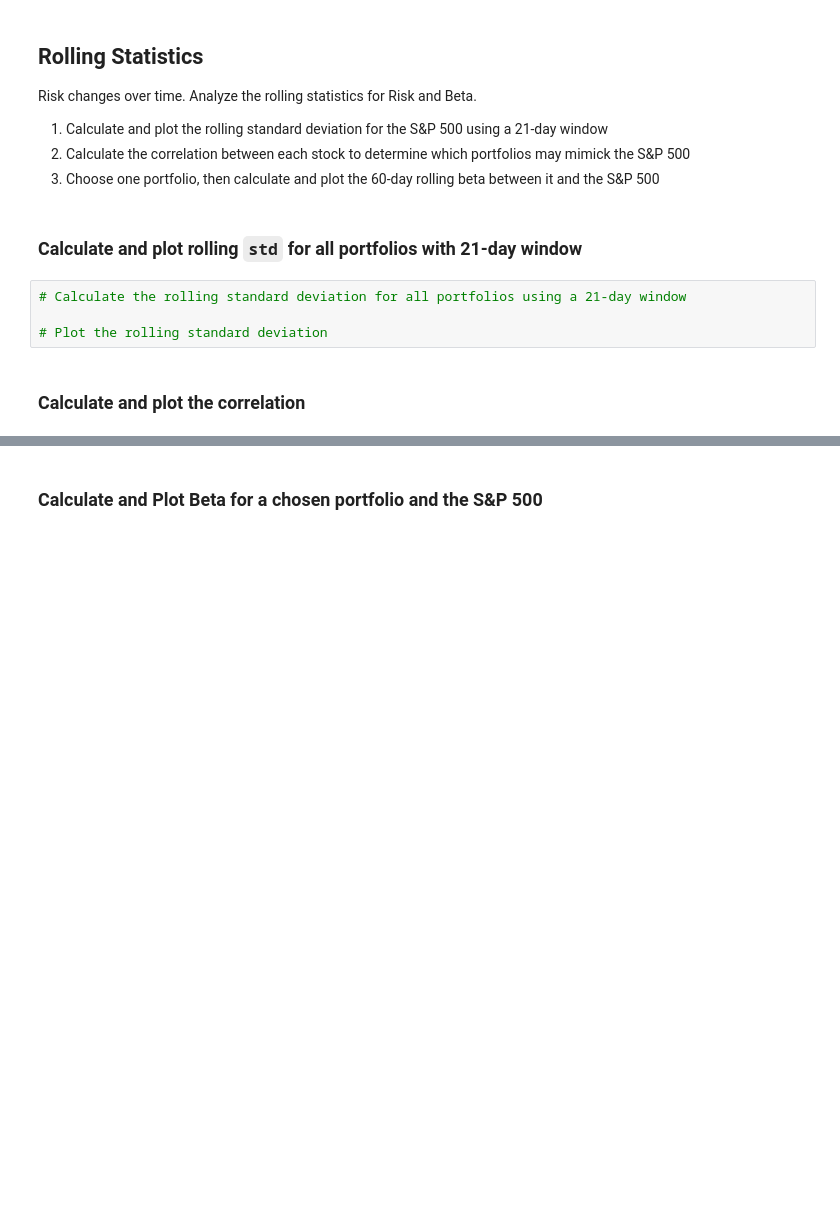
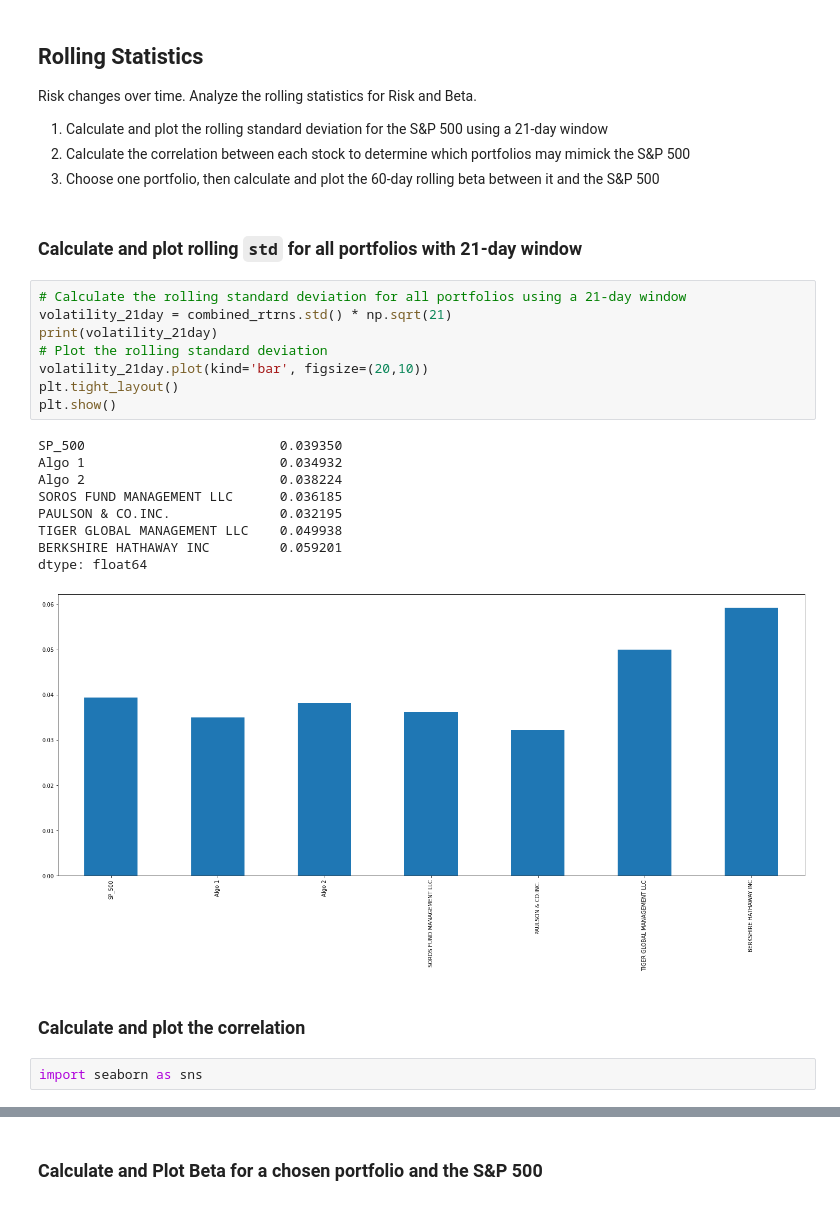
Before and after one commit to eriklarson33/HW_4-Whale_of_a_Portfolio, a Jupyter notebook: Starter_Code/whale_analysis.ipynb, the cells around one changed output, grey strips where cells are left out. Cells and saved outputs as stored; diff of their text form; blank space fills up the shorter version.

```diff
--- a/Starter_Code/whale_analysis.ipynb
+++ b/Starter_Code/whale_analysis.ipynb
@@ -440,9 +464,25 @@ Risk changes over time. Analyze the rolling statistics for Risk and Beta.
 ### Calculate and plot rolling `std` for all portfolios with 21-day window
 # %%
 # Calculate the rolling standard deviation for all portfolios using a 21-day window
-
+volatility_21day = combined_rtrns.std() * np.sqrt(21)
+print(volatility_21day)
 # Plot the rolling standard deviation
+volatility_21day.plot(kind='bar', figsize=(20,10))
+plt.tight_layout()
+plt.show()
+# %% [output]
+SP_500                         0.039350
+Algo 1                         0.034932
+Algo 2                         0.038224
+SOROS FUND MANAGEMENT LLC      0.036185
+PAULSON & CO.INC.              0.032195
+TIGER GLOBAL MANAGEMENT LLC    0.049938
+BERKSHIRE HATHAWAY INC         0.059201
+dtype: float64
+[figure, added]
 # %% [markdown]
 ### Calculate and plot the correlation
+# %%
+import seaborn as sns
 # %%
 # Calculate the correlation
```
Also changed, not shown: parts of 11 cells of this notebook.
